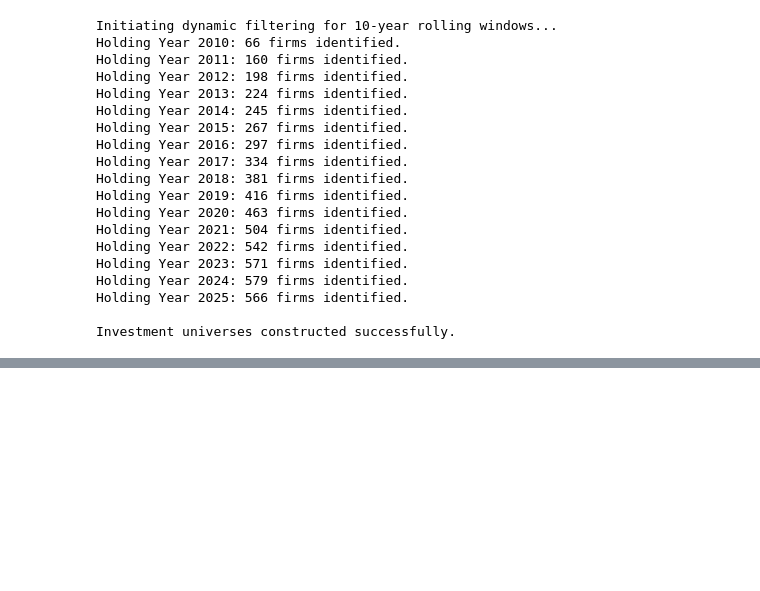
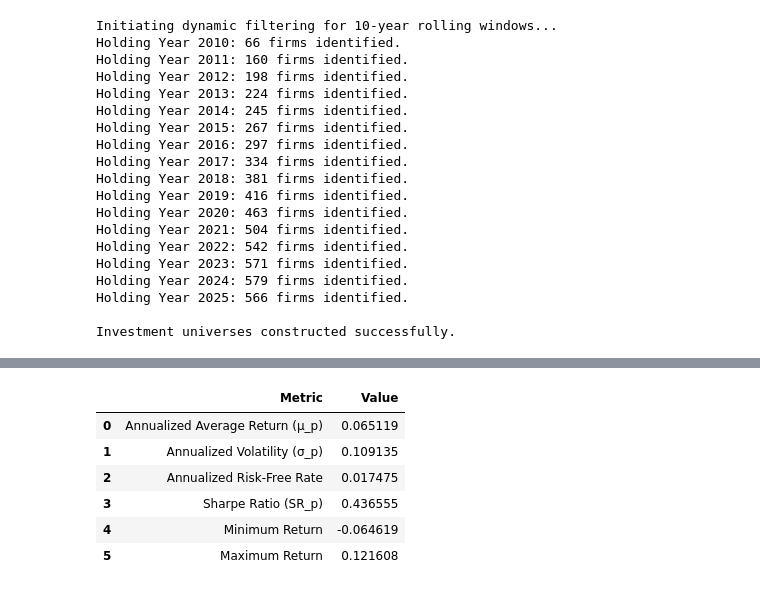
Before and after one commit to Tommy7-8/Project-Asset-Management, a Jupyter notebook: prova_marco.ipynb, the cells around one changed output, grey strips where cells are left out. Cells and saved outputs as stored; diff of their text form; code cells hidden in the pictures; blank space fills up the shorter version.

```diff
--- a/prova_marco.ipynb
+++ b/prova_marco.ipynb
@@ -536,0 +498,82 @@ Final out-of-sample returns saved to 'Ex_Post_Returns_Simple_MV.xlsx'
+# %%
+# -------------------------------------------------------------------------
+# 3. Portfolio Characteristics & T=144 Enforcement (Updated with RF Rate)
+# -------------------------------------------------------------------------
+print("\nComputing Portfolio Characteristics over the sample...")
+
+# Slice the series strictly for the evaluation period (Jan 2014 to Dec 2025)
+portfolio_oos_series = portfolio_oos_series.loc['2014-01-01':'2025-12-31']
+print(f"Final evaluated months: {len(portfolio_oos_series)} (Expected: 144)")
+
+# --- Risk-Free Rate Integration ---
+# Load the Fama-French Risk-Free rate data
+rf_df = pd.read_excel('Data_2026/Risk_Free_Rate_2025.xlsx', sheet_name='F-F_Research_Data_Factors')
+
+# Extract the date and rate columns (assuming they are the first two columns)
+date_col = rf_df.columns[0]
+rate_col = rf_df.columns[1]
+
+# Convert the YYYYMM integer to a proper pandas DateTime
+rf_df[date_col] = pd.to_datetime(rf_df[date_col].astype(str), format='%Y%m')
+rf_df.set_index(date_col, inplace=True)
+
+# Convert from percentage to decimal (e.g., 0.41 -> 0.0041)
+rf_series = rf_df[rate_col] / 100.0
+
+# Convert both series to a "Monthly Period" index (e.g., '2014-01').
+# This is a bulletproof trick to align them perfectly, regardless of whether
+# the month ends on the 28th, 30th, or 31st.
+portfolio_oos_series.index = portfolio_oos_series.index.to_period('M')
+rf_series.index = rf_series.index.to_period('M')
+
+# Extract exactly the 144 months of risk-free rates that match our portfolio
+rf_oos = rf_series.loc[portfolio_oos_series.index]
+
+# Calculate the Monthly Excess Return (Portfolio Return - Risk-Free Rate)
+excess_returns = portfolio_oos_series - rf_oos
+
+# --- Final Computations ---
+# Annualized average return (mu_p)
+ann_avg_return = portfolio_oos_series.mean() * 12
+
+# Annualized average risk-free rate (for display purposes)
+ann_rf_rate = rf_oos.mean() * 12
+
+# Annualized volatility (sigma_p)
+ann_volatility = portfolio_oos_series.std() * np.sqrt(12)
+
+# Sharpe ratio (SR_p) using the Annualized Excess Return
+ann_excess_return = excess_returns.mean() * 12
+sharpe_ratio = ann_excess_return / ann_volatility
+
+# Minimum and Maximum returns
+min_return = portfolio_oos_series.min()
+max_return = portfolio_oos_series.max()
+
+# Display results clearly
+portfolio_stats = pd.DataFrame({
+    'Metric': [
+        'Annualized Average Return (\u03bc_p)',
+        'Annualized Volatility (\u03c3_p)',
+        'Annualized Risk-Free Rate',
+        'Sharpe Ratio (SR_p)',
+        'Minimum Return',
+        'Maximum Return'
+    ],
+    'Value': [
+        ann_avg_return,
+        ann_volatility,
+        ann_rf_rate,
+        sharpe_ratio,
+        min_return,
+        max_return
+    ]
+})
+
+display(portfolio_stats)
+
+# Optional: Revert index back to timestamp if you plan to export to Excel
+portfolio_oos_series.index = portfolio_oos_series.index.to_timestamp(how='end')
+portfolio_oos_series.to_excel('Data_2026/Ex_Post_Returns_Simple_MV.xlsx', header=['MV_Return'])
+print("\nFinal out-of-sample returns saved to 'Ex_Post_Returns_Simple_MV.xlsx'")
+# %% [output]
@@ -536,0 +582,7 @@ Final out-of-sample returns saved to 'Ex_Post_Returns_Simple_MV.xlsx'
+|  | Metric | Value |
+| 0 | Annualized Average Return (μ_p) | 0.065119 |
+| 1 | Annualized Volatility (σ_p) | 0.109135 |
+| 2 | Annualized Risk-Free Rate | 0.017475 |
+| 3 | Sharpe Ratio (SR_p) | 0.436555 |
+| 4 | Minimum Return | -0.064619 |
+| 5 | Maximum Return | 0.121608 |
```
Also changed, not shown: parts of 2 cells of this notebook.
